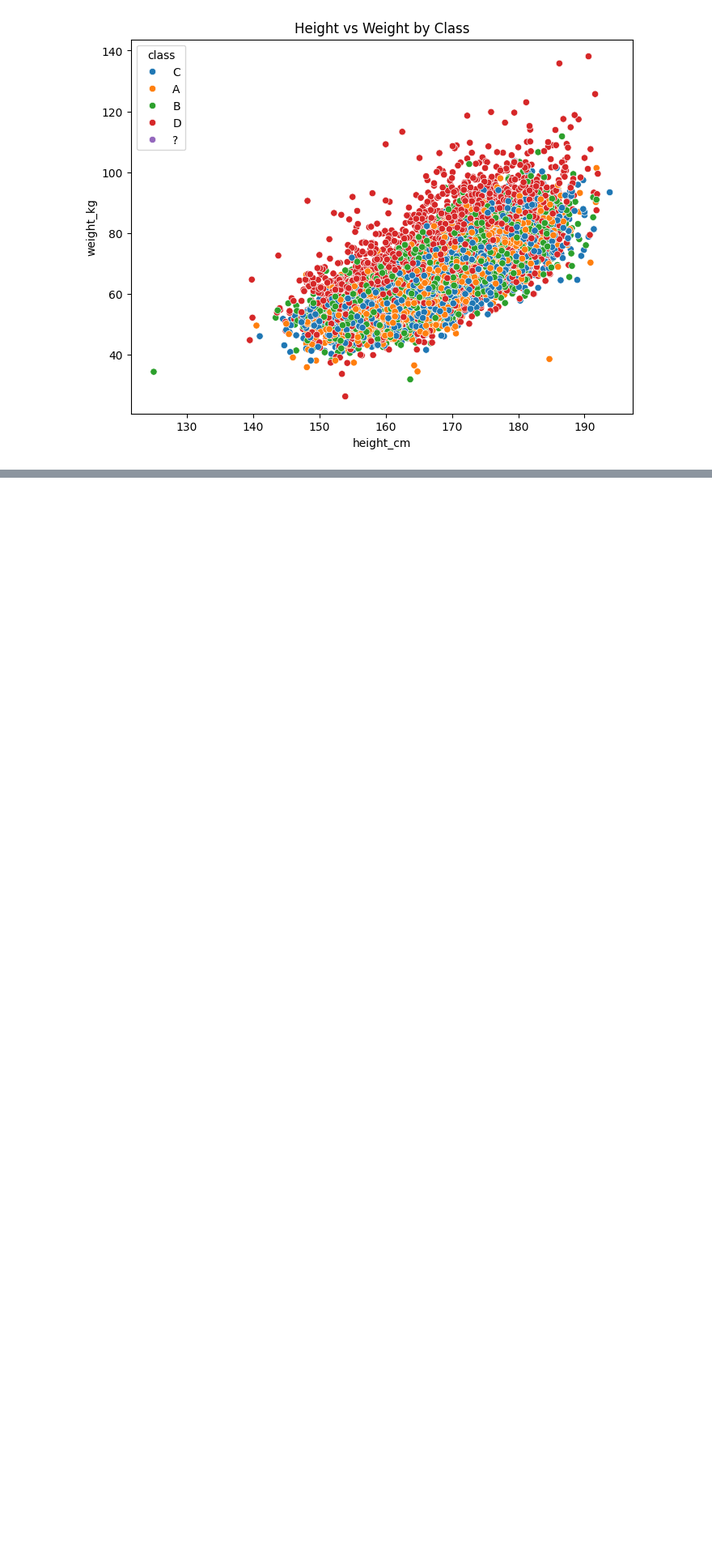
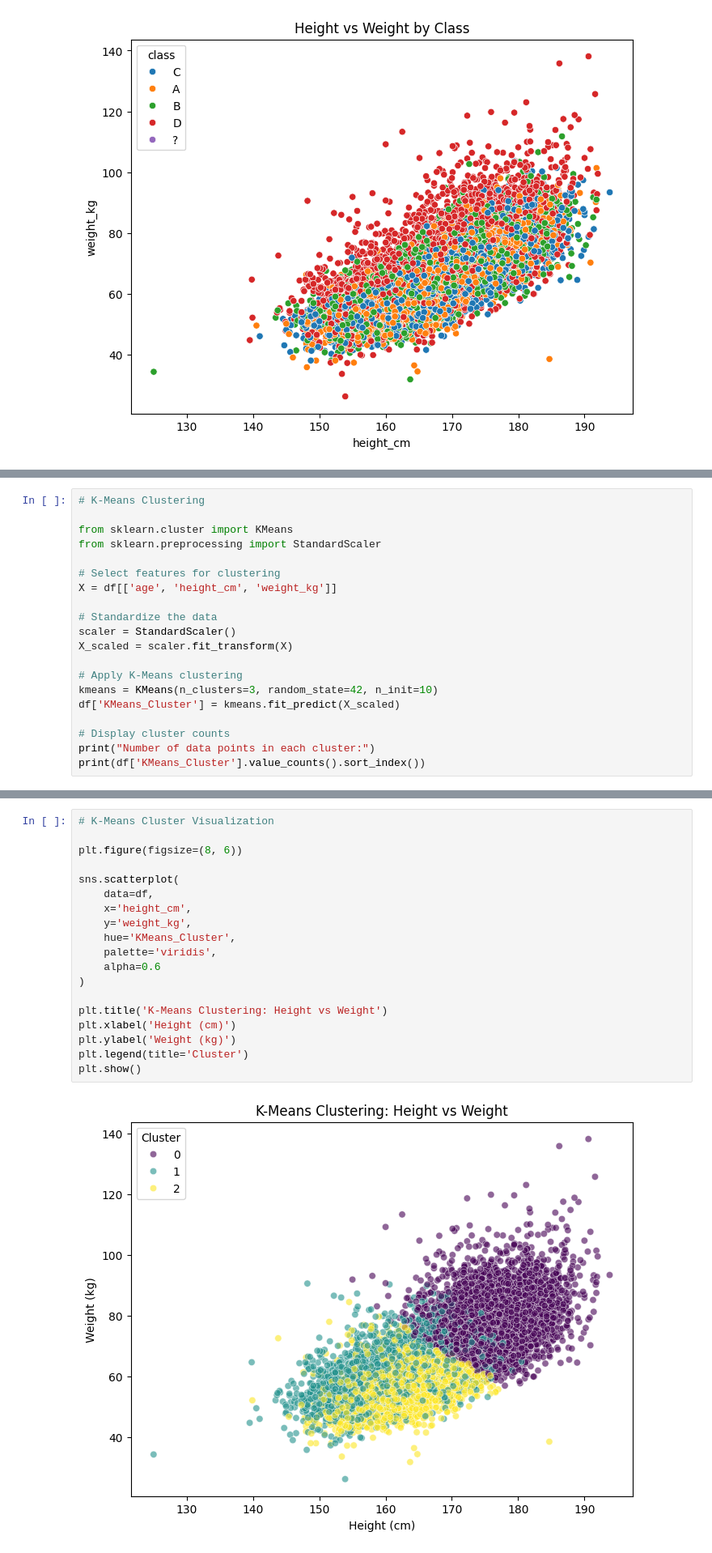
Before and after one commit to paridhi-rangari/Paridhi, a Jupyter notebook: EDA_Phase1.ipynb, the cells around one changed output, grey strips where cells are left out. Shown at 81% size. Drawn from its saved outputs; the diff is of its cells as text; blank space fills up the shorter version.

```diff
--- a/EDA_Phase1.ipynb
+++ b/EDA_Phase1.ipynb
@@ -223,0 +318,20 @@ plt.show()
+# %%
+# K-Means Clustering
+
+from sklearn.cluster import KMeans
+from sklearn.preprocessing import StandardScaler
+
+# Select features for clustering
+X = df[['age', 'height_cm', 'weight_kg']]
+
+# Standardize the data
+scaler = StandardScaler()
+X_scaled = scaler.fit_transform(X)
+
+# Apply K-Means clustering
+kmeans = KMeans(n_clusters=3, random_state=42, n_init=10)
+df['KMeans_Cluster'] = kmeans.fit_predict(X_scaled)
+
+# Display cluster counts
+print("Number of data points in each cluster:")
+print(df['KMeans_Cluster'].value_counts().sort_index())
@@ -223,0 +345,21 @@ plt.show()
+# %%
+# K-Means Cluster Visualization
+
+plt.figure(figsize=(8, 6))
+
+sns.scatterplot(
+    data=df,
+    x='height_cm',
+    y='weight_kg',
+    hue='KMeans_Cluster',
+    palette='viridis',
+    alpha=0.6
+)
+
+plt.title('K-Means Clustering: Height vs Weight')
+plt.xlabel('Height (cm)')
+plt.ylabel('Weight (kg)')
+plt.legend(title='Cluster')
+plt.show()
+# %% [output]
+[figure, added]
```
Also changed, not shown: parts of 16 cells of this notebook.
